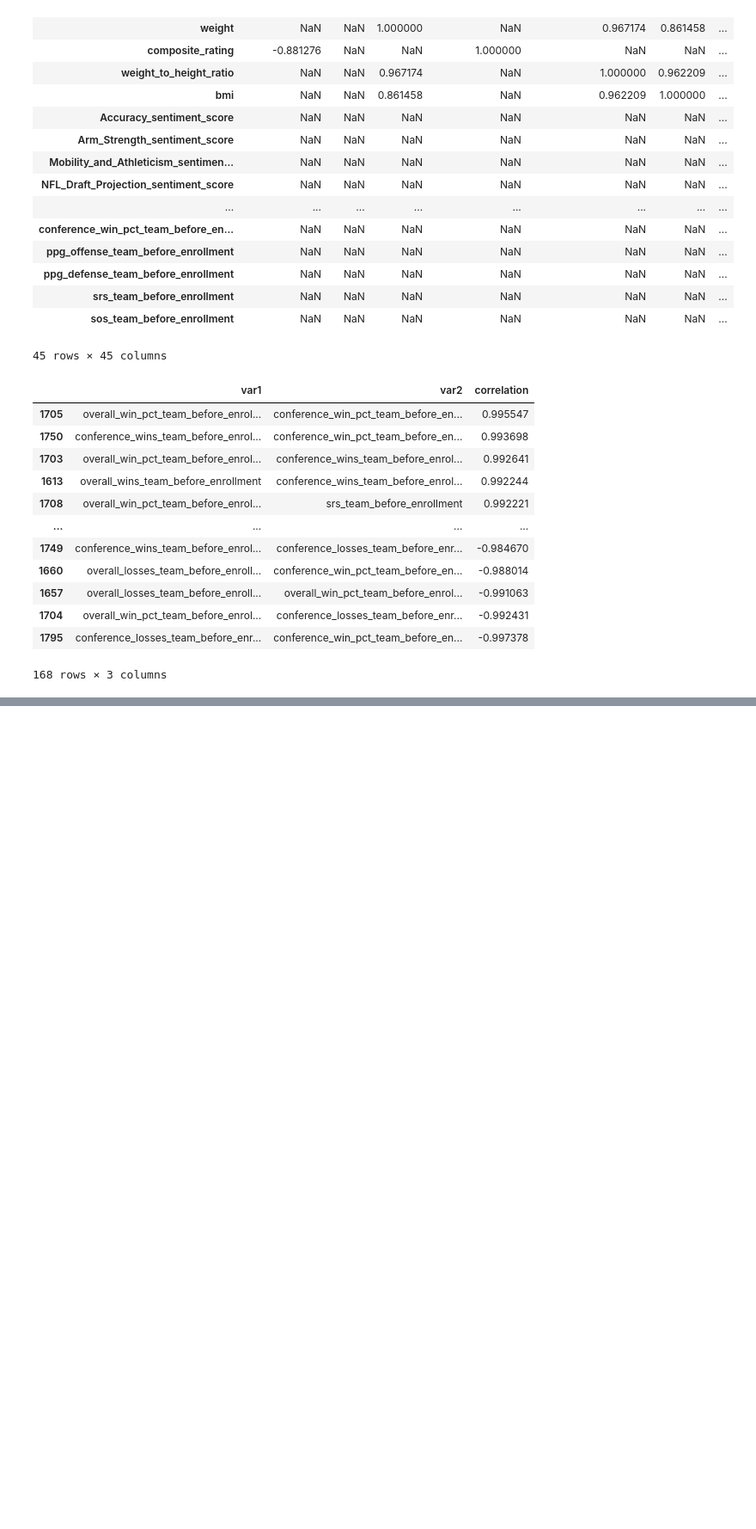
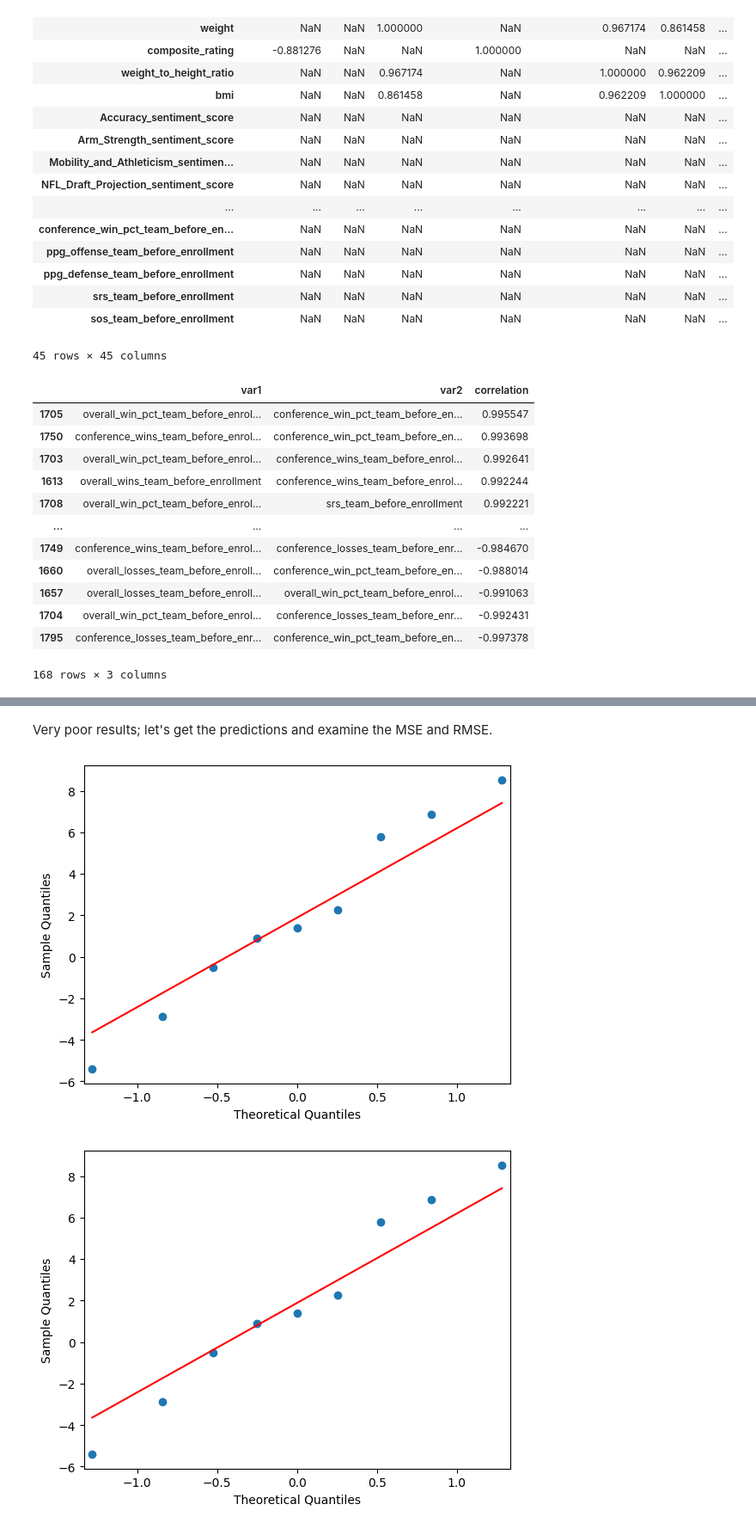
Before and after one commit to AJH456/Predicting_College_Football_Quarterback_Success, a Jupyter notebook: Code/modeling.ipynb, the cells around one changed output, grey strips where cells are left out. Shown at 86% size. Drawn from its saved outputs; the diff is of its cells as text; code cells hidden in the pictures; blank space fills up the shorter version.

```diff
--- a/Code/modeling.ipynb
+++ b/Code/modeling.ipynb
@@ -387,0 +411,34 @@ find_high_correlations(correlation_matrix, threshold=0.8)
+# %%
+# Create the predictor variables and the target variable
+X = players[['height', 'weight',
+       'composite_rating', 'Is_FBS', 'Is_SEC',
+       'Is_Big_Ten', 'Is_Big_XII', 'Is_ACC', 'pos_DUAL', 'pos_PRO', 'pos_QB',
+       'star_2', 'star_3', 'star_4', 'star_5', 'Is_Top_Five_Ranked',
+       'Is_From_East', 'Is_From_West',  'Accuracy_sentiment_score', 'Arm_Strength_sentiment_score',
+       'Mobility_and_Athleticism_sentiment_score',
+       'Pocket_Presence_sentiment_score', 'Size_and_Physical_sentiment_score', 'passing_pct_team_before_enrollment',
+       'passing_yards_team_before_enrollment',
+       'passing_touchdowns_team_before_enrollment', 'rushing_average_team_before_enrollment',
+       'rushing_touchdowns_team_before_enrollment', 'offensive_yards_team_before_enrollment', 'penalty_counts_team_before_enrollment', 'fumbles_team_before_enrollment',
+       'interceptions_team_before_enrollment', 'overall_wins_team_before_enrollment',
+       'overall_losses_team_before_enrollment', 'ppg_offense_team_before_enrollment',
+       'ppg_defense_team_before_enrollment', 'srs_team_before_enrollment',  'final_ranking_team_AP_top_10_before_enrollment',
+       'highest_ranking_team_AP_top_10_before_enrollment']]
+
+y = players['TD/INT_Ratio_player_after_enrollment']
+
+# Split the data into training and testing sets
+X_train, X_test, y_train, y_test = train_test_split(X, y, test_size=0.2, random_state=42)
+
+# Create scaler object to scale the features
+scaler = StandardScaler()
+
+# Scale the features
+X_train_scaled = scaler.fit_transform(X_train)
+X_test_scaled = scaler.transform(X_test)
+# %%
+# Create linear regression model
+model_1 = sm.OLS(y_train, X_train_scaled).fit()
+
+# Print the model summary
+print(model_1.summary())
@@ -387,0 +463,11 @@ find_high_correlations(correlation_matrix, threshold=0.8)
+# %% [markdown]
+Very poor results; let's get the predictions and examine the MSE and RMSE.
+# %%
+# Predict on the test set
+y_hat = model_1.predict(X_test_scaled)
+# %%
+# Look at qq plot
+sm.qqplot(y_test - y_hat, line='s')
+# %% [output]
+[figure, added]
+[figure, added]
```
Also changed, not shown: parts of 23 cells of this notebook.
